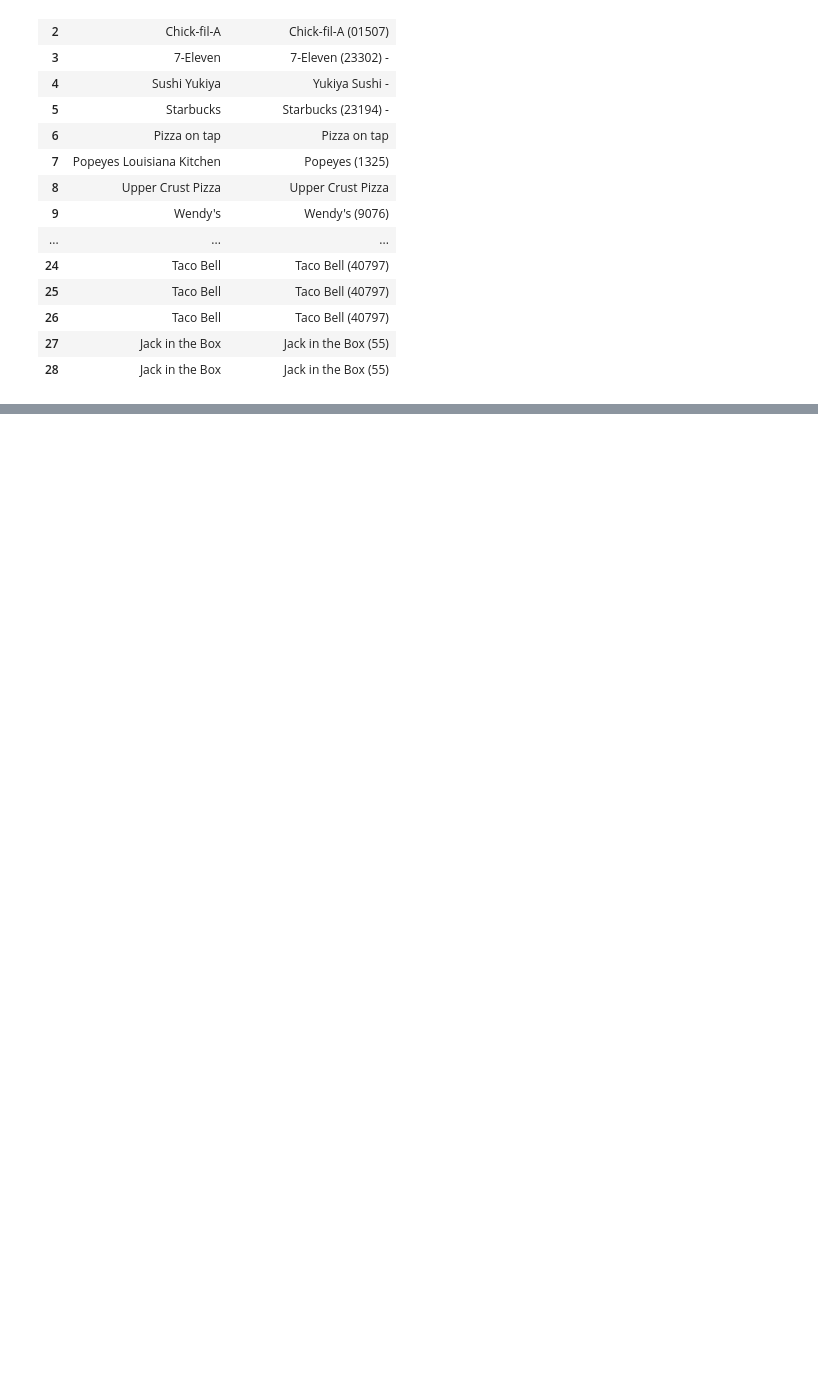
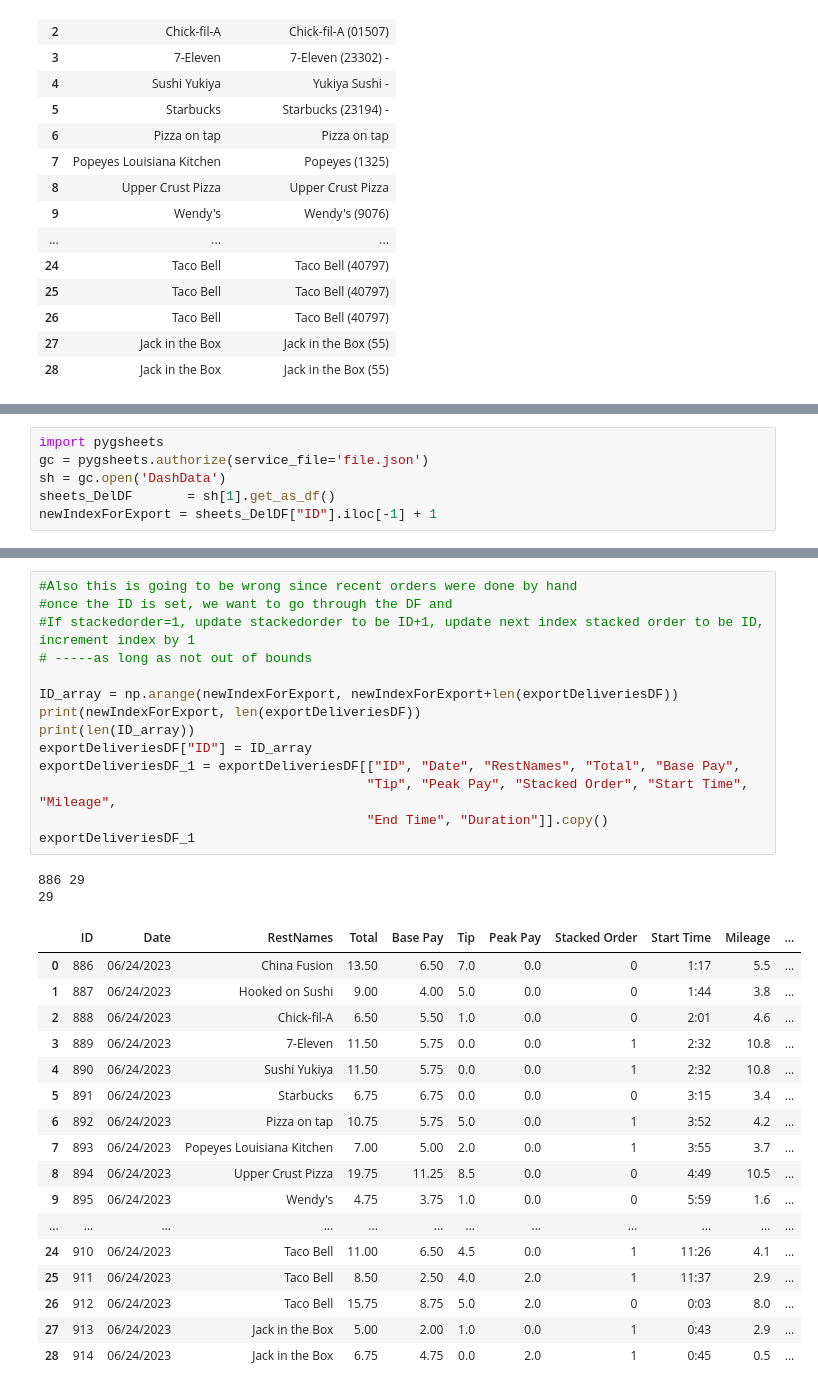
Before and after one commit to Crawford92/DeliveryData, a Jupyter notebook: InputHandling.ipynb, the cells around one changed output, grey strips where cells are left out. Cells and saved outputs as stored; diff of their text form; blank space fills up the shorter version.

Commit message:
Data fully read and processed from images and exported to sheets, next step is formatting Import sheet for ease of use on the gsheets client

```diff
--- a/InputHandling.ipynb
+++ b/InputHandling.ipynb
@@ -902,0 +952,6 @@ rawDataDF
+# %%
+import pygsheets
+gc = pygsheets.authorize(service_file='file.json')
+sh = gc.open('DashData')
+sheets_DelDF       = sh[1].get_as_df()
+newIndexForExport = sheets_DelDF["ID"].iloc[-1] + 1
@@ -902,0 +978,34 @@ rawDataDF
+# %%
+#Also this is going to be wrong since recent orders were done by hand
+#once the ID is set, we want to go through the DF and
+#If stackedorder=1, update stackedorder to be ID+1, update next index stacked order to be ID, increment index by 1
+# -----as long as not out of bounds
+
+ID_array = np.arange(newIndexForExport, newIndexForExport+len(exportDeliveriesDF))
+print(newIndexForExport, len(exportDeliveriesDF))
+print(len(ID_array))
+exportDeliveriesDF["ID"] = ID_array
+exportDeliveriesDF_1 = exportDeliveriesDF[["ID", "Date", "RestNames", "Total", "Base Pay",
+                                          "Tip", "Peak Pay", "Stacked Order", "Start Time", "Mileage",
+                                          "End Time", "Duration"]].copy()
+exportDeliveriesDF_1
+# %% [output]
+886 29
+29
+|  | ID | Date | RestNames | Total | Base Pay | Tip | Peak Pay | Stacked Order | Start Time | Mileage | ... |
+| 0 | 886 | 06/24/2023 | China Fusion | 13.50 | 6.50 | 7.0 | 0.0 | 0 | 1:17 | 5.5 | ... |
+| 1 | 887 | 06/24/2023 | Hooked on Sushi | 9.00 | 4.00 | 5.0 | 0.0 | 0 | 1:44 | 3.8 | ... |
+| 2 | 888 | 06/24/2023 | Chick-fil-A | 6.50 | 5.50 | 1.0 | 0.0 | 0 | 2:01 | 4.6 | ... |
+| 3 | 889 | 06/24/2023 | 7-Eleven | 11.50 | 5.75 | 0.0 | 0.0 | 1 | 2:32 | 10.8 | ... |
+| 4 | 890 | 06/24/2023 | Sushi Yukiya | 11.50 | 5.75 | 0.0 | 0.0 | 1 | 2:32 | 10.8 | ... |
+| 5 | 891 | 06/24/2023 | Starbucks | 6.75 | 6.75 | 0.0 | 0.0 | 0 | 3:15 | 3.4 | ... |
+| 6 | 892 | 06/24/2023 | Pizza on tap | 10.75 | 5.75 | 5.0 | 0.0 | 1 | 3:52 | 4.2 | ... |
+| 7 | 893 | 06/24/2023 | Popeyes Louisiana Kitchen | 7.00 | 5.00 | 2.0 | 0.0 | 1 | 3:55 | 3.7 | ... |
+| 8 | 894 | 06/24/2023 | Upper Crust Pizza | 19.75 | 11.25 | 8.5 | 0.0 | 0 | 4:49 | 10.5 | ... |
+| 9 | 895 | 06/24/2023 | Wendy's | 4.75 | 3.75 | 1.0 | 0.0 | 0 | 5:59 | 1.6 | ... |
+| ... | ... | ... | ... | ... | ... | ... | ... | ... | ... | ... | ... |
+| 24 | 910 | 06/24/2023 | Taco Bell | 11.00 | 6.50 | 4.5 | 0.0 | 1 | 11:26 | 4.1 | ... |
+| 25 | 911 | 06/24/2023 | Taco Bell | 8.50 | 2.50 | 4.0 | 2.0 | 1 | 11:37 | 2.9 | ... |
+| 26 | 912 | 06/24/2023 | Taco Bell | 15.75 | 8.75 | 5.0 | 2.0 | 0 | 0:03 | 8.0 | ... |
+| 27 | 913 | 06/24/2023 | Jack in the Box | 5.00 | 2.00 | 1.0 | 0.0 | 1 | 0:43 | 2.9 | ... |
+| 28 | 914 | 06/24/2023 | Jack in the Box | 6.75 | 4.75 | 0.0 | 2.0 | 1 | 0:45 | 0.5 | ... |
```
Also changed, not shown: parts of 12 cells of this notebook.
